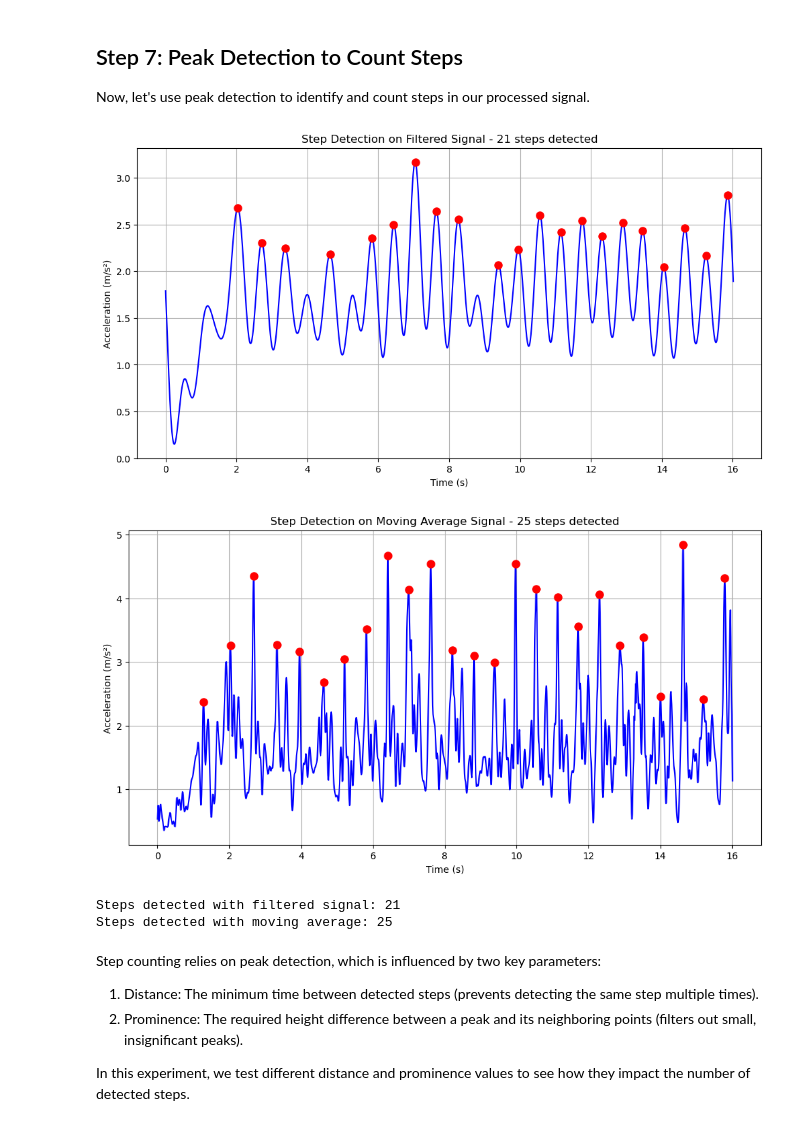
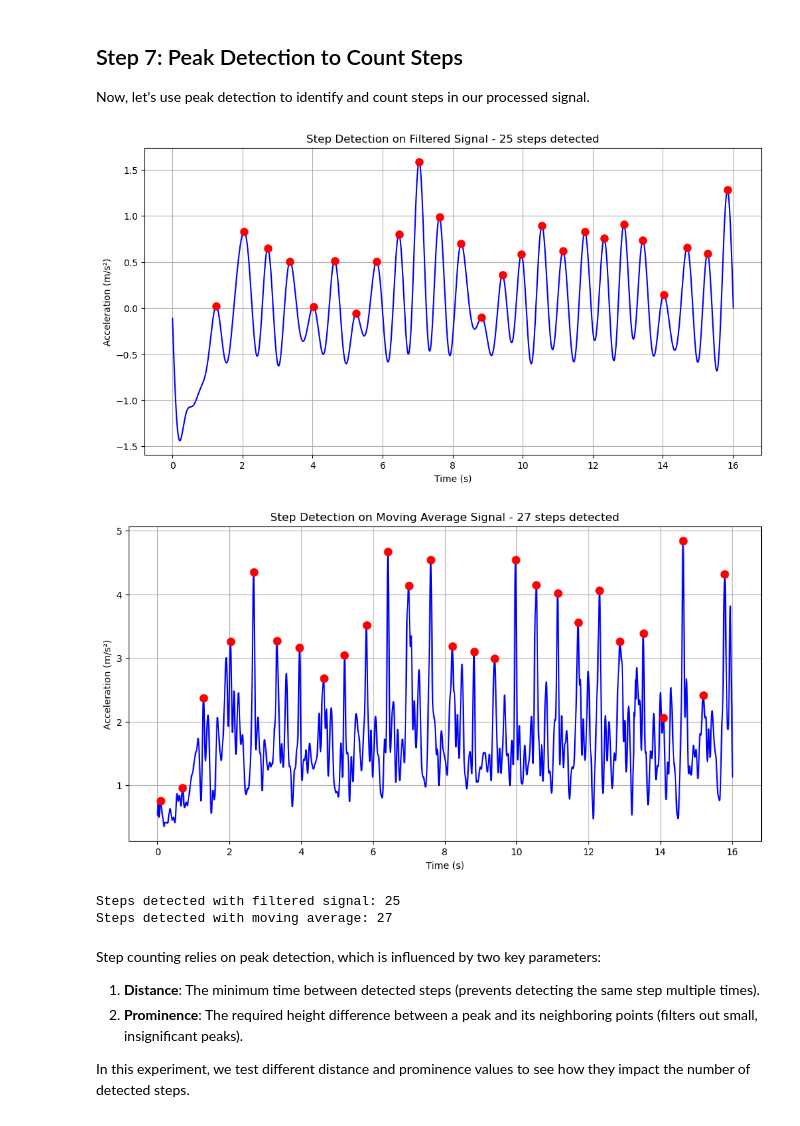
Before and after one commit to alexcarl98/har-transformer, a Jupyter notebook: ARC_step_counter.ipynb, the cells around one changed output. Cells and saved outputs as stored; diff of their text form; code cells hidden in the pictures.

```diff
--- a/ARC_step_counter.ipynb
+++ b/ARC_step_counter.ipynb
@@ -21,13 +21,15 @@ from scipy import signal
 from scipy.fft import fft, ifft, fftfreq
 from scipy.signal import find_peaks
 import seaborn as sns
+
+π = np.pi
 # %% [markdown]
 ##### Load the accelerometer data
 You can either use the [provided dataset](https://github.com/Har-Lab/HumanActivityData) or your own collected data. The data should have columns for timestamp and accelerometer readings (x, y, z)
 # %%
 # TODO: Modify this path to point to your data file
-csv_header_lines = 2
-data = pd.read_csv('raw_acc_data.csv', header=csv_header_lines)
+
+data = pd.read_csv('raw_acc_data.csv')
 
 # Display the first few rows to understand the structure
 print("Dataset preview:")
@@ -183,14 +385,4 @@ In the context of step counting, periodic movements, like walking or running, wi
 # %%
-# Prepare data for FFT
-#Complete this step to extract the magnitude data and calculate the length of the signal.
-magnitude = data['a_magnitude'].values  # Extract the acceleration magnitude data
-n = len(magnitude)  # Calculate the length of the signal
-
-# Perform FFT
-# Complete this step to apply the FFT on the magnitude signal and calculate the frequency bins.
-yf = fft(magnitude)  # Apply FFT to the magnitude signal
-xf = fftfreq(n, 1/sampling_rate)[:n//2]  # Calculate frequency bins, focus on the first half because the FFT result for real-valued signals is symmetric.
-
 # Plot the frequency spectrum
 plt.figure(figsize=(12, 6))
 plt.plot(xf, 2.0/n * np.abs(yf[0:n//2]))  # Plot the frequency spectrum (frequency vs amplitude)
@@ -224,14 +431,16 @@ In this step, we will apply a frequency filter to remove high-frequency noise fr
 # %%
-# Step 1: Create a Frequency Filter (removing components above 2.5Hz)
+# Step 1: Create a Frequency Filter
+# We'll remove any frequencies above the threshold
 # Understand the purpose of creating a frequency filter to remove high-frequency noise.
-filter_frequency_threshold = 1.9
+lower_bound = 0.0001
+filter_frequency_threshold = 2.1
 # Initialize a filter with ones (keep all frequencies by default)
 freq_filter = np.ones(n, dtype=complex)
 
-# Iterate through all frequencies and set components above 2.5Hz to zero
+# Iterate through all frequencies and set components above threshold to zero
 for i in range(n):
     freq = i * sampling_rate / n if i < n/2 else (i - n) * sampling_rate / n  # Calculate frequency
-    if abs(freq) > filter_frequency_threshold:  # Filter out frequencies above 2.5Hz
+    if not (lower_bound < abs(freq) < filter_frequency_threshold):  # Filter out frequencies above threshold
         freq_filter[i] = 0
 # %% [markdown]
 2. **Filter Application**: Once the filter is created, we multiply it with the FFT result to selectively remove the high-frequency components. This process is done in the frequency domain.
@@ -334,46 +561,53 @@ def detect_and_plot_peaks(signal_data:np.ndarray, distance:int,
 
     return peaks, len(peaks)
 
-sec_btwn_steps = 0.4        # This is an approximated value
+# Decided to try an average between the dominant frequency and the most common walking frequency of 2Hz
+sec_btwn_steps = (1 / ((dominant_freq+2)/2))
+peak_prominence = 0.1
 
 # Try different parameters
 # For the filtered signal
 peaks_filtered, steps_filtered = detect_and_plot_peaks(
     data['filtered_magnitude'],
     distance=int(sampling_rate * sec_btwn_steps),  # Minimum 0.4s between steps
-    prominence=0.5,                     # Minimum peak prominence
+    prominence=peak_prominence,                     # Minimum peak prominence
     title='Step Detection on Filtered Signal'
 )
 window_size = 5
 rolling_mean_medium = np.convolve(data['a_magnitude'].values,
                                  np.ones(window_size)/window_size,
                                  mode='same')  # Changed from 'valid' to 'same'
 
 
 # For the moving average (1s window)
 peaks_moving_avg, steps_moving_avg = detect_and_plot_peaks(
     pd.Series(rolling_mean_medium),  # Convert to Series to match expected format
     distance=int(sampling_rate * sec_btwn_steps),  # Minimum 0.4s between steps
-    prominence=0.5,                     # Lower prominence for smoother signal
+    prominence=peak_prominence,                     # Lower prominence for smoother signal
     title='Step Detection on Moving Average Signal'
 )
 print(f"Steps detected with filtered signal: {steps_filtered}")
 print(f"Steps detected with moving average: {steps_moving_avg}")
 
 # TODO: Compare the number of steps detected with both methods
 # - Which method seems more accurate?
 # - If you counted steps manually during data collection, how does this compare?
 # - What factors might affect the accuracy of step detection?
+'''
+Generally, the filtered signal seems more aligned with my true count of 25.
+Factors that would have affected the accuracy include variations in steps
+as well as variable minute shifts in body movements.
+'''
 # %% [output]
-[figure, old version]
+[figure, new version]
-[figure, old version]
+[figure, new version]
-Steps detected with filtered signal: 21
-Steps detected with moving average: 25
+Steps detected with filtered signal: 25
+Steps detected with moving average: 27
 # %% [markdown]
 Step counting relies on peak detection, which is influenced by two key parameters:
 
-1. Distance: The minimum time between detected steps (prevents detecting the same step multiple times).
-2. Prominence: The required height difference between a peak and its neighboring points (filters out small, insignificant peaks).
+1. **Distance**: The minimum time between detected steps (prevents detecting the same step multiple times).
+2. **Prominence**: The required height difference between a peak and its neighboring points (filters out small, insignificant peaks).
 
 In this experiment, we test different distance and prominence values to see how they impact the number of detected steps.
 # %%
```
Also changed, not shown: parts of 19 cells of this notebook, 4 other files.
